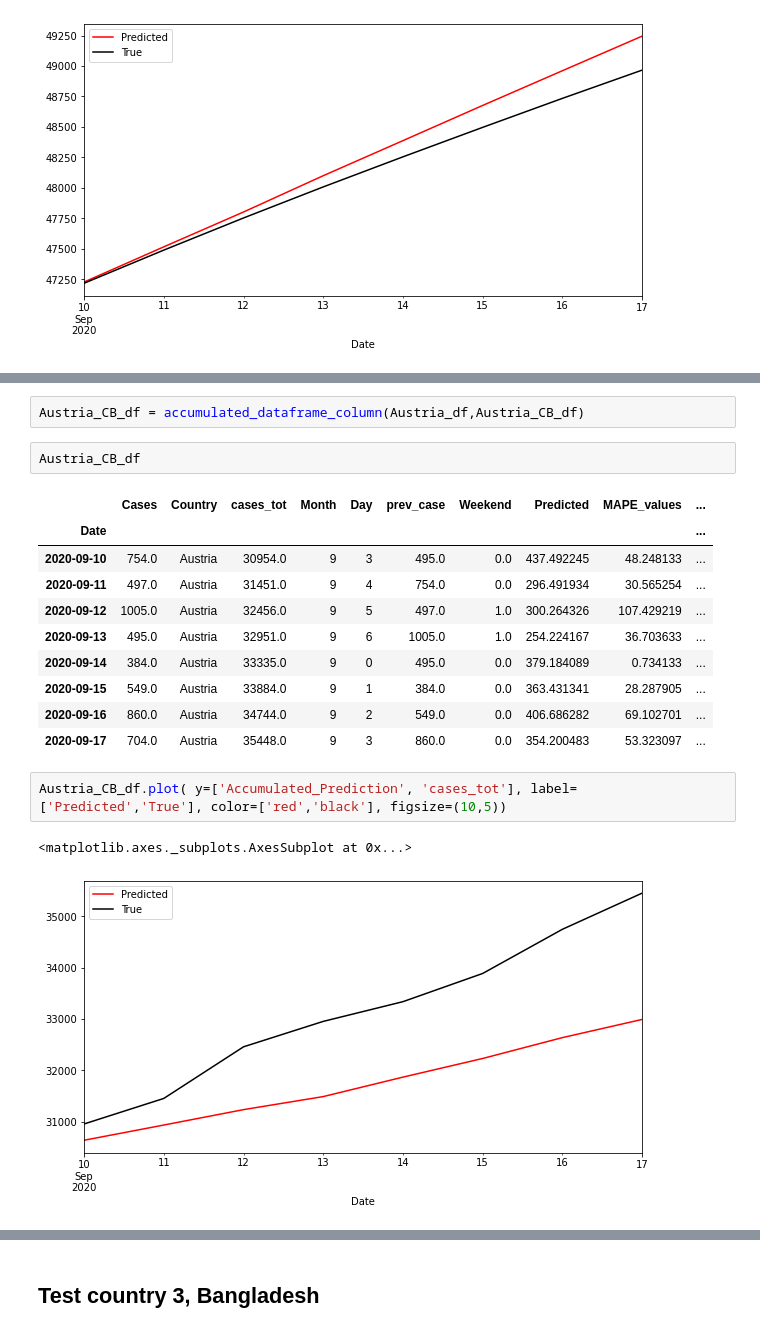
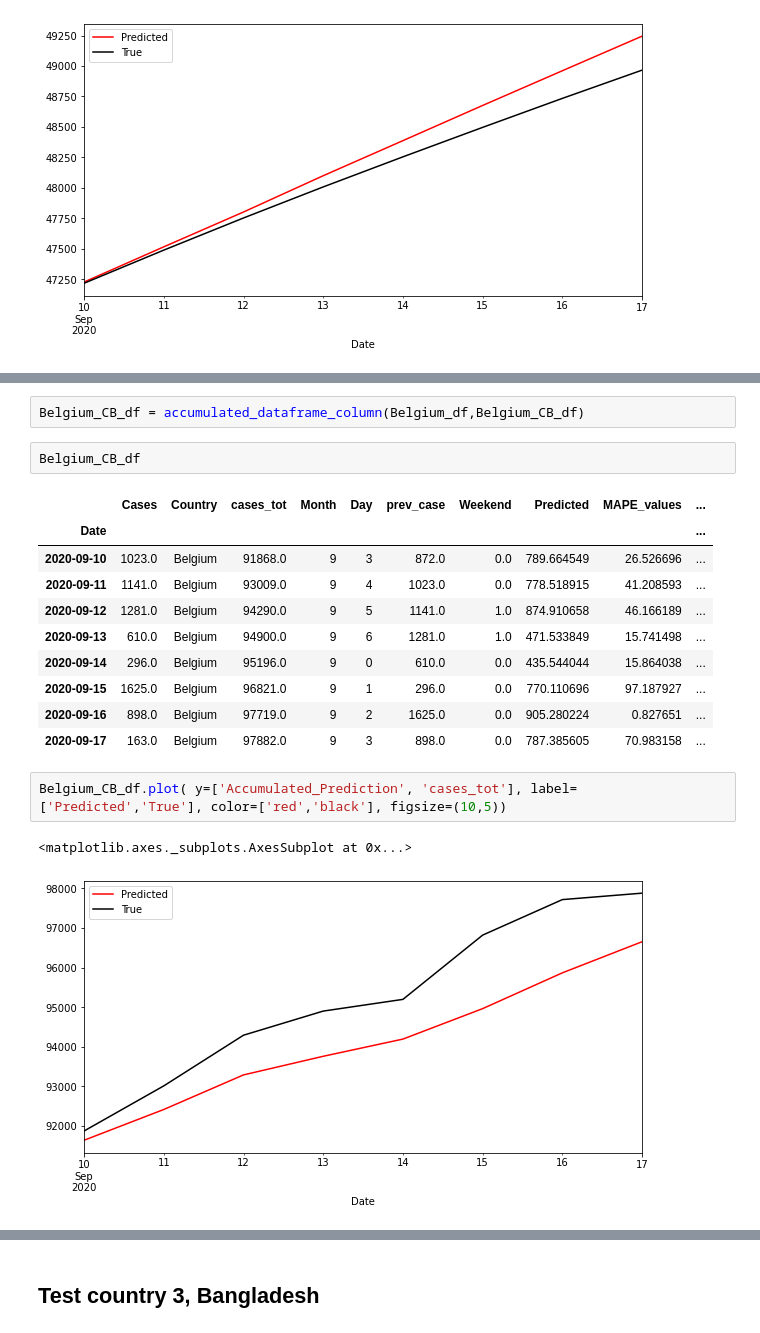
Before and after one commit to anweei/Covid-forecasting, a Jupyter notebook: anne/forecasting_w_xg_boost_singel_country.ipynb, the cells around one changed output, grey strips where cells are left out. Saved outputs shown, nothing was run; the diff lists cells and outputs as text.

```diff
--- a/anne/forecasting_w_xg_boost_singel_country.ipynb
+++ b/anne/forecasting_w_xg_boost_singel_country.ipynb
@@ -177,20 +193,20 @@ true_predicted_fig(test_2_df,Austria_CB_df,title_str)
-# %%
-Austria_CB_df = accumulated_dataframe_column(Austria_df,Austria_CB_df)
-# %%
-Austria_CB_df
-# %% [output]
-|  | Cases | Country | cases_tot | Month | Day | prev_case | Weekend | Predicted | MAPE_values | ... |
-| Date |  |  |  |  |  |  |  |  |  | ... |
-| 2020-09-10 | 754.0 | Austria | 30954.0 | 9 | 3 | 495.0 | 0.0 | 437.492245 | 48.248133 | ... |
-| 2020-09-11 | 497.0 | Austria | 31451.0 | 9 | 4 | 754.0 | 0.0 | 296.491934 | 30.565254 | ... |
-| 2020-09-12 | 1005.0 | Austria | 32456.0 | 9 | 5 | 497.0 | 1.0 | 300.264326 | 107.429219 | ... |
-| 2020-09-13 | 495.0 | Austria | 32951.0 | 9 | 6 | 1005.0 | 1.0 | 254.224167 | 36.703633 | ... |
-| 2020-09-14 | 384.0 | Austria | 33335.0 | 9 | 0 | 495.0 | 0.0 | 379.184089 | 0.734133 | ... |
-| 2020-09-15 | 549.0 | Austria | 33884.0 | 9 | 1 | 384.0 | 0.0 | 363.431341 | 28.287905 | ... |
-| 2020-09-16 | 860.0 | Austria | 34744.0 | 9 | 2 | 549.0 | 0.0 | 406.686282 | 69.102701 | ... |
-| 2020-09-17 | 704.0 | Austria | 35448.0 | 9 | 3 | 860.0 | 0.0 | 354.200483 | 53.323097 | ... |
+# %%
+Belgium_CB_df = accumulated_dataframe_column(Belgium_df,Belgium_CB_df)
+# %%
+Belgium_CB_df
+# %% [output]
+|  | Cases | Country | cases_tot | Month | Day | prev_case | Weekend | Predicted | MAPE_values | ... |
+| Date |  |  |  |  |  |  |  |  |  | ... |
+| 2020-09-10 | 1023.0 | Belgium | 91868.0 | 9 | 3 | 872.0 | 0.0 | 789.664549 | 26.526696 | ... |
+| 2020-09-11 | 1141.0 | Belgium | 93009.0 | 9 | 4 | 1023.0 | 0.0 | 778.518915 | 41.208593 | ... |
+| 2020-09-12 | 1281.0 | Belgium | 94290.0 | 9 | 5 | 1141.0 | 1.0 | 874.910658 | 46.166189 | ... |
+| 2020-09-13 | 610.0 | Belgium | 94900.0 | 9 | 6 | 1281.0 | 1.0 | 471.533849 | 15.741498 | ... |
+| 2020-09-14 | 296.0 | Belgium | 95196.0 | 9 | 0 | 610.0 | 0.0 | 435.544044 | 15.864038 | ... |
+| 2020-09-15 | 1625.0 | Belgium | 96821.0 | 9 | 1 | 296.0 | 0.0 | 770.110696 | 97.187927 | ... |
+| 2020-09-16 | 898.0 | Belgium | 97719.0 | 9 | 2 | 1625.0 | 0.0 | 905.280224 | 0.827651 | ... |
+| 2020-09-17 | 163.0 | Belgium | 97882.0 | 9 | 3 | 898.0 | 0.0 | 787.385605 | 70.983158 | ... |
 # %%
-Austria_CB_df.plot( y=['Accumulated_Prediction', 'cases_tot'], label=['Predicted','True'], color=['red','black'], figsize=(10,5))
+Belgium_CB_df.plot( y=['Accumulated_Prediction', 'cases_tot'], label=['Predicted','True'], color=['red','black'], figsize=(10,5))
 # %% [output]
 <matplotlib.axes._subplots.AxesSubplot at 0x...>
-[figure, old version]
+[figure, new version]
```
Also changed, not shown: parts of 20 cells of this notebook, 8 other files.
